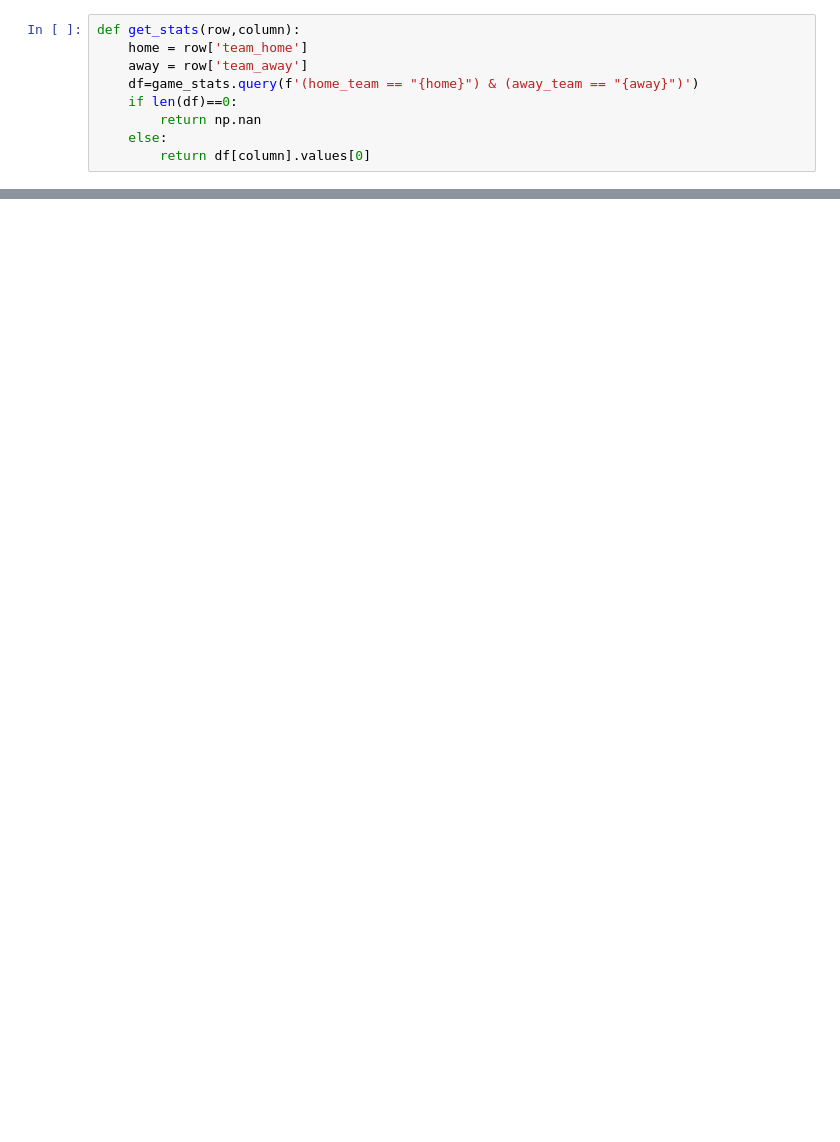
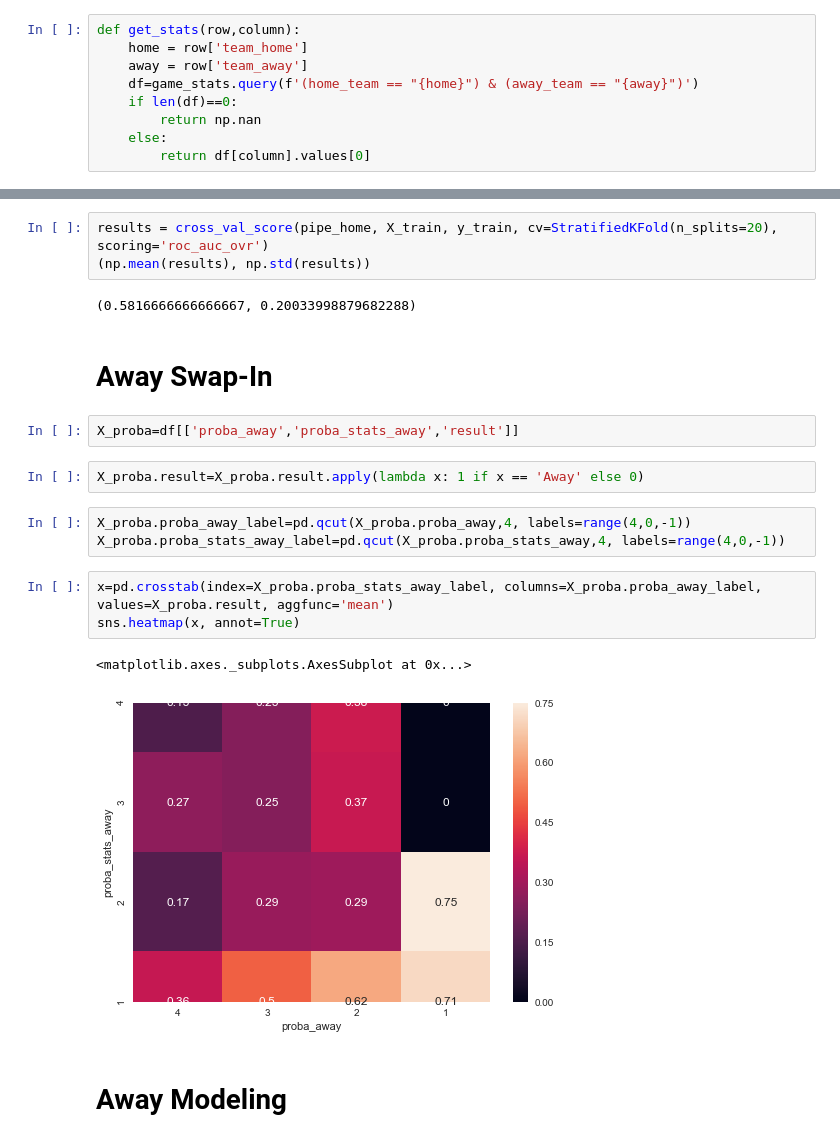
Before and after one commit to luisgzaparolli/bundesbet, a Jupyter notebook: models/stack/stack.ipynb, the cells around one changed output, grey strips where cells are left out. Cells and saved outputs as stored; diff of their text form; blank space fills up the shorter version.

```diff
--- a/models/stack/stack.ipynb
+++ b/models/stack/stack.ipynb
@@ -52,0 +169,22 @@ sns.heatmap(x, annot=True)
+# %%
+results = cross_val_score(pipe_home, X_train, y_train, cv=StratifiedKFold(n_splits=20), scoring='roc_auc_ovr')
+(np.mean(results), np.std(results))
+# %% [output]
+(0.5816666666666667, 0.20033998879682288)
+# %% [markdown]
+# Away Swap-In
+# %%
+X_proba=df[['proba_away','proba_stats_away','result']]
+# %%
+X_proba.result=X_proba.result.apply(lambda x: 1 if x == 'Away' else 0)
+# %%
+X_proba.proba_away_label=pd.qcut(X_proba.proba_away,4, labels=range(4,0,-1))
+X_proba.proba_stats_away_label=pd.qcut(X_proba.proba_stats_away,4, labels=range(4,0,-1))
+# %%
+x=pd.crosstab(index=X_proba.proba_stats_away_label, columns=X_proba.proba_away_label, values=X_proba.result, aggfunc='mean')
+sns.heatmap(x, annot=True)
+# %% [output]
+<matplotlib.axes._subplots.AxesSubplot at 0x...>
+[figure, added]
+# %% [markdown]
+# Away Modeling
```
Also changed, not shown: parts of 53 cells of this notebook.
